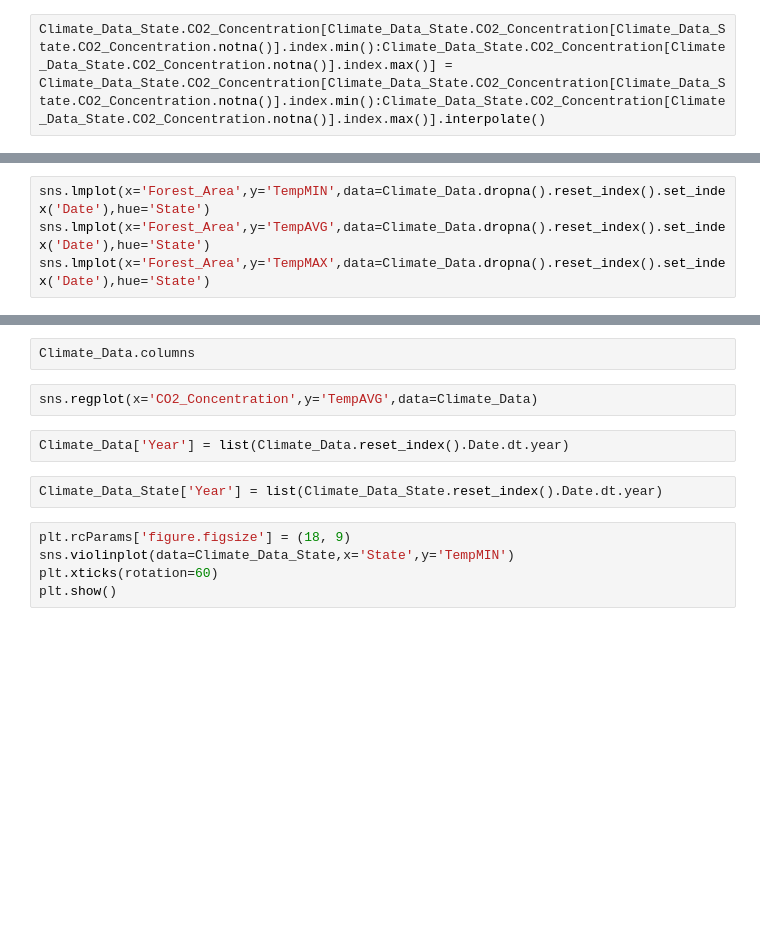
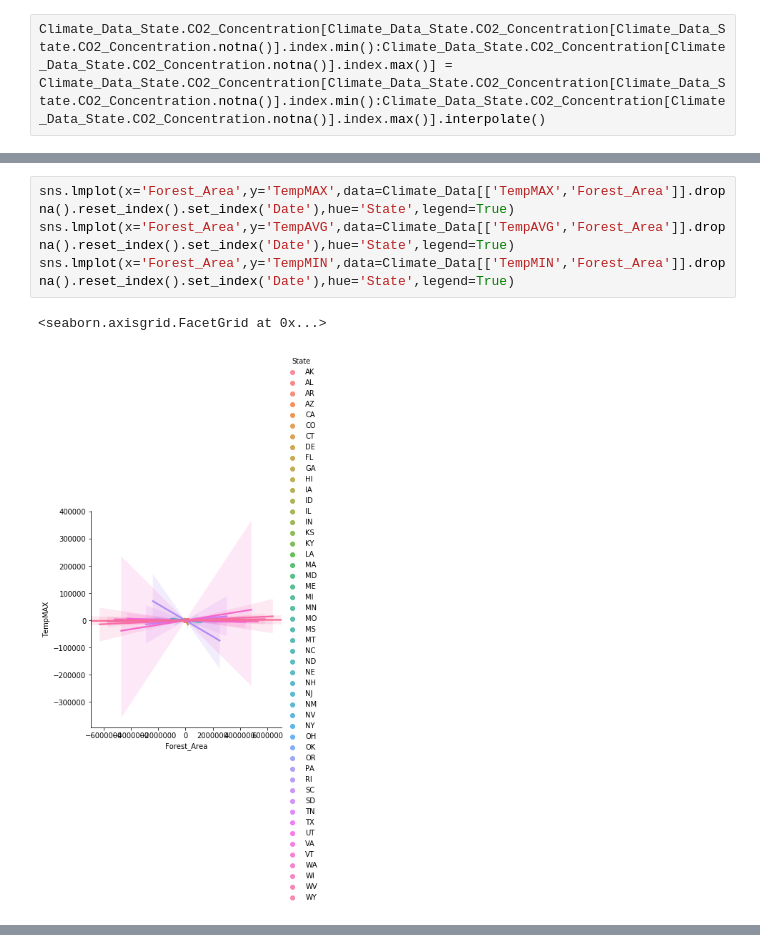
Before and after one commit to KrishnaMuluguru/ClimateChangeProject, a Jupyter notebook: ClimateChangeAnalysis.ipynb, the cells around one changed output, grey strips where cells are left out. Cells and saved outputs as stored; diff of their text form; blank space fills up the shorter version.

```diff
--- a/ClimateChangeAnalysis.ipynb
+++ b/ClimateChangeAnalysis.ipynb
@@ -150,4 +171,7 @@ plt.show()
 # %%
-sns.lmplot(x='Forest_Area',y='TempMIN',data=Climate_Data.dropna().reset_index().set_index('Date'),hue='State')
-sns.lmplot(x='Forest_Area',y='TempAVG',data=Climate_Data.dropna().reset_index().set_index('Date'),hue='State')
-sns.lmplot(x='Forest_Area',y='TempMAX',data=Climate_Data.dropna().reset_index().set_index('Date'),hue='State')
+sns.lmplot(x='Forest_Area',y='TempMAX',data=Climate_Data[['TempMAX','Forest_Area']].dropna().reset_index().set_index('Date'),hue='State',legend=True)
+sns.lmplot(x='Forest_Area',y='TempAVG',data=Climate_Data[['TempAVG','Forest_Area']].dropna().reset_index().set_index('Date'),hue='State',legend=True)
+sns.lmplot(x='Forest_Area',y='TempMIN',data=Climate_Data[['TempMIN','Forest_Area']].dropna().reset_index().set_index('Date'),hue='State',legend=True)
+# %% [output]
+<seaborn.axisgrid.FacetGrid at 0x...>
+[figure, added]
@@ -154,13 +179,0 @@ sns.lmplot(x='Forest_Area',y='TempMAX',data=Climate_Data.dropna().reset_index().
-# %%
-Climate_Data.columns
-# %%
-sns.regplot(x='CO2_Concentration',y='TempAVG',data=Climate_Data)
-# %%
-Climate_Data['Year'] = list(Climate_Data.reset_index().Date.dt.year)
-# %%
-Climate_Data_State['Year'] = list(Climate_Data_State.reset_index().Date.dt.year)
-# %%
-plt.rcParams['figure.figsize'] = (18, 9)
-sns.violinplot(data=Climate_Data_State,x='State',y='TempMIN')
-plt.xticks(rotation=60)
-plt.show()
```
Also changed, not shown: parts of 14 cells of this notebook.
